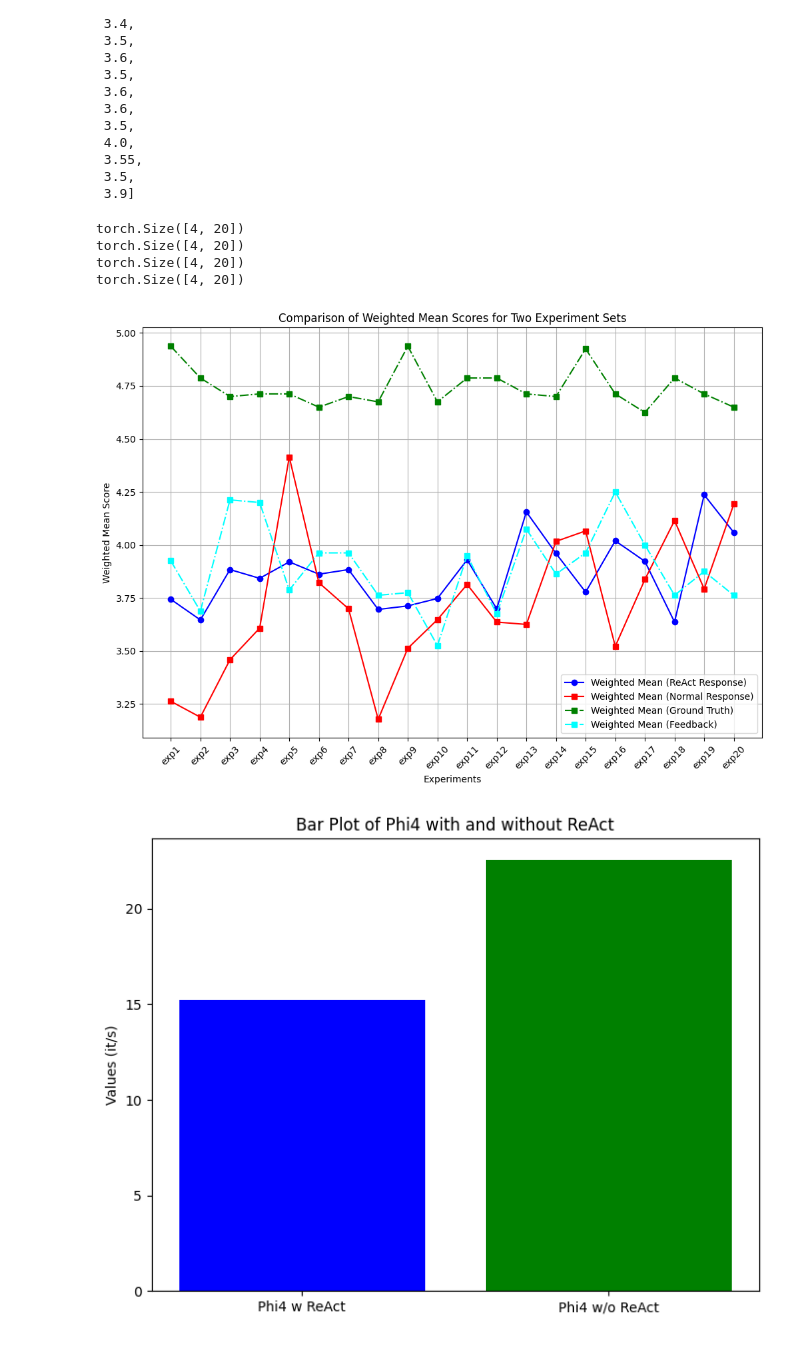
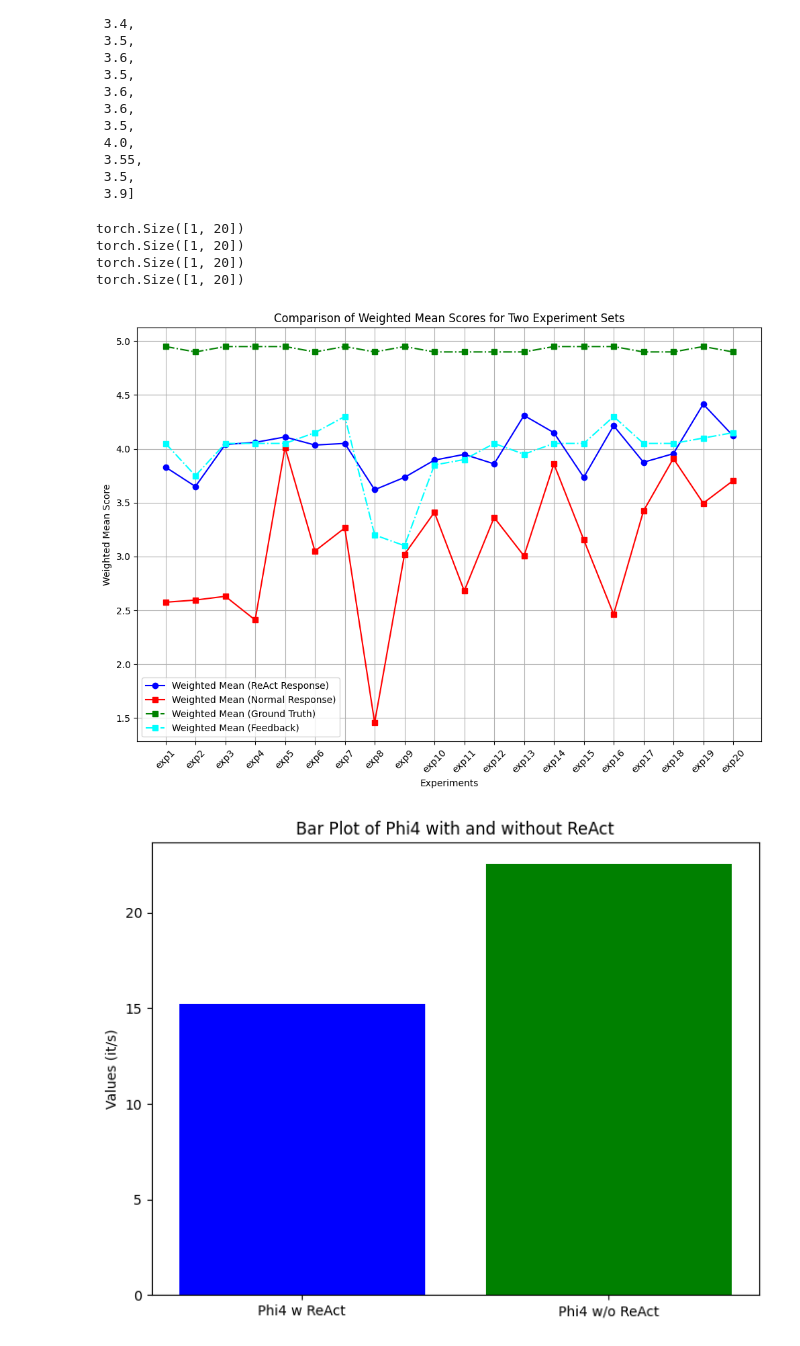
Before and after one commit to Rahul-1100/LLM-Agents, a Jupyter notebook: evaluation-and-graphs.ipynb, the cells around one changed output. Cells and saved outputs as stored; diff of their text form; code cells hidden in the pictures.

```diff
--- a/evaluation-and-graphs.ipynb
+++ b/evaluation-and-graphs.ipynb
@@ -151,6 +151,7 @@ def run_evaluation(ground_truth_path: str, results_path: str, output_path: str,p
 
             if ground_truth:
                 # logger.info(f"Evaluating: {title}")
+                print(title)
                 result = evaluate_experiment(title, ground_truth, test_procedure)
                 # logger.info(result["Accuracy"].score1)
                 for key,values in result.items():
@@ -177,6 +178,8 @@ def run_evaluation(ground_truth_path: str, results_path: str, output_path: str,p
 exp_found_dir = 'phi4_exps_w_feedback' # name of the directory where exps can be found to evaluate
 
 exps = list_files_in_directory(exp_found_dir)
+print(exps)
+exps = [exps[2]]
 samples_plot = []
 for evaluations in tqdm.tqdm(exps):
     plots = {'Accuracy':[],'Clarity':[],'Completeness':[],'Safety':[]}
@@ -357,20 +358,20 @@ def process_data(filename, reverse=False,mode=False):
 
     if reverse:
         stacked_tensors = torch.stack([
-            accuracy.flip(dims=(0,)),
+            # accuracy.flip(dims=(0,)),
             completeness.flip(dims=(0,)),
-            safety.flip(dims=(0,)),
-            clarity.flip(dims=(0,))
+            # safety.flip(dims=(0,)),
+            # clarity.flip(dims=(0,))
         ])
     else:
         stacked_tensors = torch.stack([
-            accuracy,
+            # accuracy,
             completeness,
-            safety,
-            clarity
+            # safety,
+            # clarity
         ])
 
-    weights = torch.tensor([1,1,1,1])
+    weights = torch.tensor([1])
     normalized_weights = weights / weights.sum()
     weighted_mean = torch.mean(stacked_tensors * weights[:, None], dim=0)
     print(stacked_tensors.shape)
@@ -380,38 +381,38 @@ def process_data(filename, reverse=False,mode=False):
 weighted_mean_1 = process_data("non_code_files/Phi4_20Exps.txt")
 weighted_mean_2 = process_data("non_code_files/Phi4_20Exps_normal.txt", reverse=True)
 weighted_mean_3 = process_data("non_code_files/Using_phi4_for_groundT.txt",reverse=True)
 weighted_mean_4 = process_data("",mode=True)
 
 # Define x-axis labels
 x_labels = [f'exp{i+1}' for i in range(20)]
 
 # Plot the weighted mean scores
 plt.figure(figsize=(12, 8))
 
 plt.plot(x_labels, weighted_mean_1, marker='o', linestyle='-', color='blue', label='Weighted Mean (ReAct Response)')
 plt.plot(x_labels, weighted_mean_2, marker='s', linestyle='-', color='red', label='Weighted Mean (Normal Response)')
 plt.plot(x_labels, weighted_mean_3, marker='s', linestyle='-.', color='green', label='Weighted Mean (Ground Truth)')
 plt.plot(x_labels, weighted_mean_4, marker='s', linestyle='-.', color='cyan', label='Weighted Mean (Feedback)')
 
 # Formatting
 plt.xlabel('Experiments')
 plt.ylabel('Weighted Mean Score')
 plt.title('Comparison of Weighted Mean Scores for Two Experiment Sets')
 plt.legend()
 plt.xticks(rotation=45)
 plt.grid(True)
 
 # Save plot
 plt.savefig('phi4_20_exps_comparative_mean_reward.png')
 
 # Show plot
 plt.show()
 # %% [output]
-torch.Size([4, 20])
-torch.Size([4, 20])
-torch.Size([4, 20])
-torch.Size([4, 20])
+torch.Size([1, 20])
+torch.Size([1, 20])
+torch.Size([1, 20])
+torch.Size([1, 20])
-[figure, old version]
+[figure, new version]
 # %%
 samples_plot = {'Accuracy': [3.75, 3.9000000000000004, 4.1, 3.8000000000000003, 3.0000000000000004, 3.9000000000000004, 3.65, 4.1, 3.85, 3.75, 3.5, 3.0000000000000004, 3.9000000000000004, 3.8000000000000003, 3.9499999999999997, 3.9499999999999997, 4.2, 4.05, 3.9000000000000004, 3.8000000000000003], 'Clarity': [3.75, 4.0, 4.0, 3.9000000000000004, 3.0000000000000004, 4.0, 3.65, 4.0, 3.75, 3.75, 3.5, 3.0000000000000004, 4.0, 3.8000000000000003, 3.85, 3.9499999999999997, 4.2, 4.05, 3.8000000000000003, 3.9499999999999997], 'Completeness': [3.75, 3.9000000000000004, 4.1, 3.9000000000000004, 3.05, 3.9000000000000004, 3.65, 3.9000000000000004, 3.85, 3.75, 3.65, 3.05, 3.95, 3.8000000000000003, 3.8, 3.7, 4.1, 4.1, 3.9000000000000004, 3.9000000000000004], 'Safety': [1.65, 2.1, 1.1, 1.8, 2.1, 1.9000000000000001, 1.25, 1.1, 3.45, 1.25, 1.45, 2.3, 1.5, 2.45, 1.25, 1.4700000000000002, 1.2000000000000002, 1.3599999999999999, 1.2000000000000002, 2.2]}
 # %%
```
Also changed, not shown: parts of 1 cell of this notebook, 5 other files.
